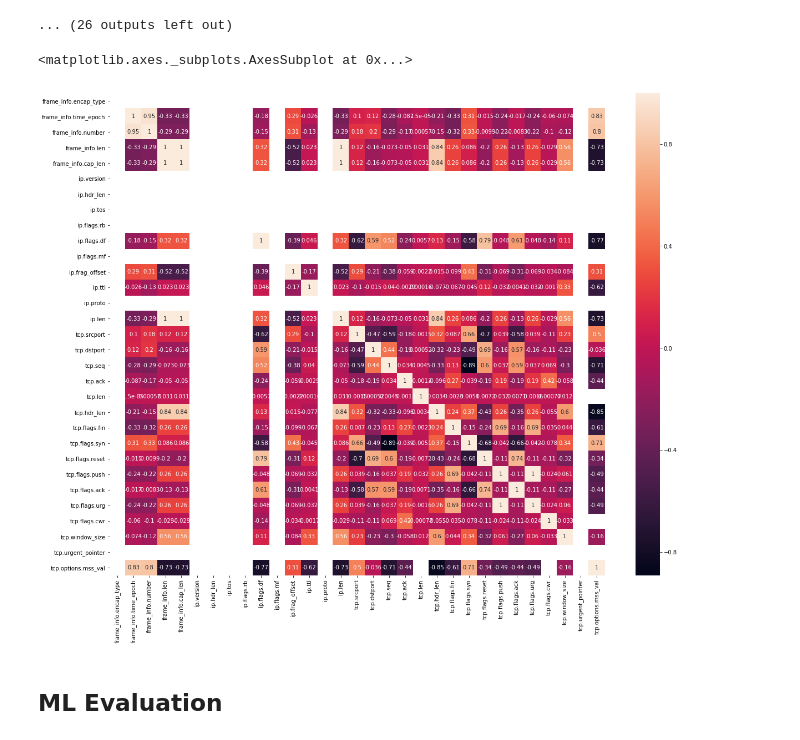
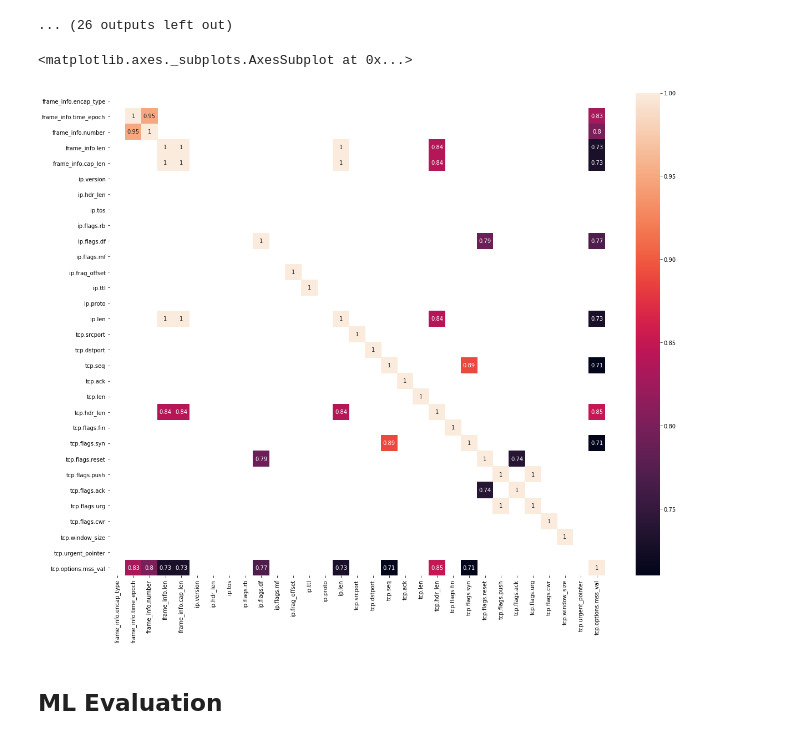
Before and after one commit to gubertoli/ProbingDataset, a Jupyter notebook: EDA & Pre-processing.ipynb, the cells around one changed output. Drawn from its saved outputs; the diff is of its cells as text; code cells hidden in the pictures.

Commit message:
correlation heatmap #2

```diff
--- a/EDA & Pre-processing.ipynb
+++ b/EDA & Pre-processing.ipynb
@@ -92,15 +92,13 @@ for column in relevant_columns:
 ... (26 outputs left out)
 # %%
 import seaborn as sns
-
-Var_Corr = df.corr()
-
-# plot the heatmap and annotation on it
+high_corr = df.corr().abs().round(2)
+high_corr_var = high_corr[high_corr>0.7]#np.where(high_corr>0.7)
 plt.figure(figsize = (20,16))
-sns.heatmap(Var_Corr, xticklabels=Var_Corr.columns, yticklabels=Var_Corr.columns, annot=True)
+sns.heatmap(high_corr_var, xticklabels=high_corr_var.columns, yticklabels=high_corr_var.columns, annot=True)
 # %% [output]
 <matplotlib.axes._subplots.AxesSubplot at 0x...>
-[figure, old version]
+[figure, new version]
 # %% [markdown]
 ## ML Evaluation
 # %%
```
